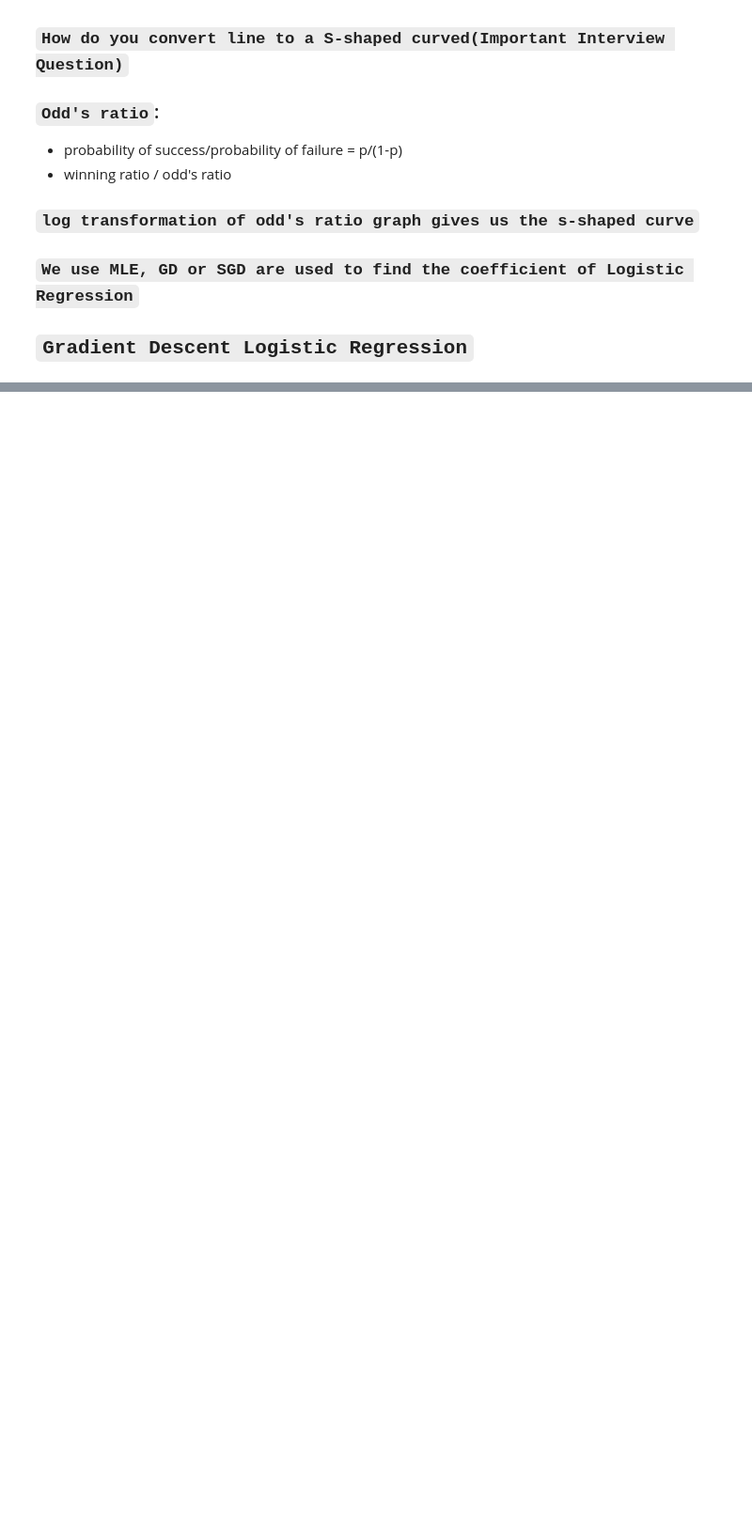
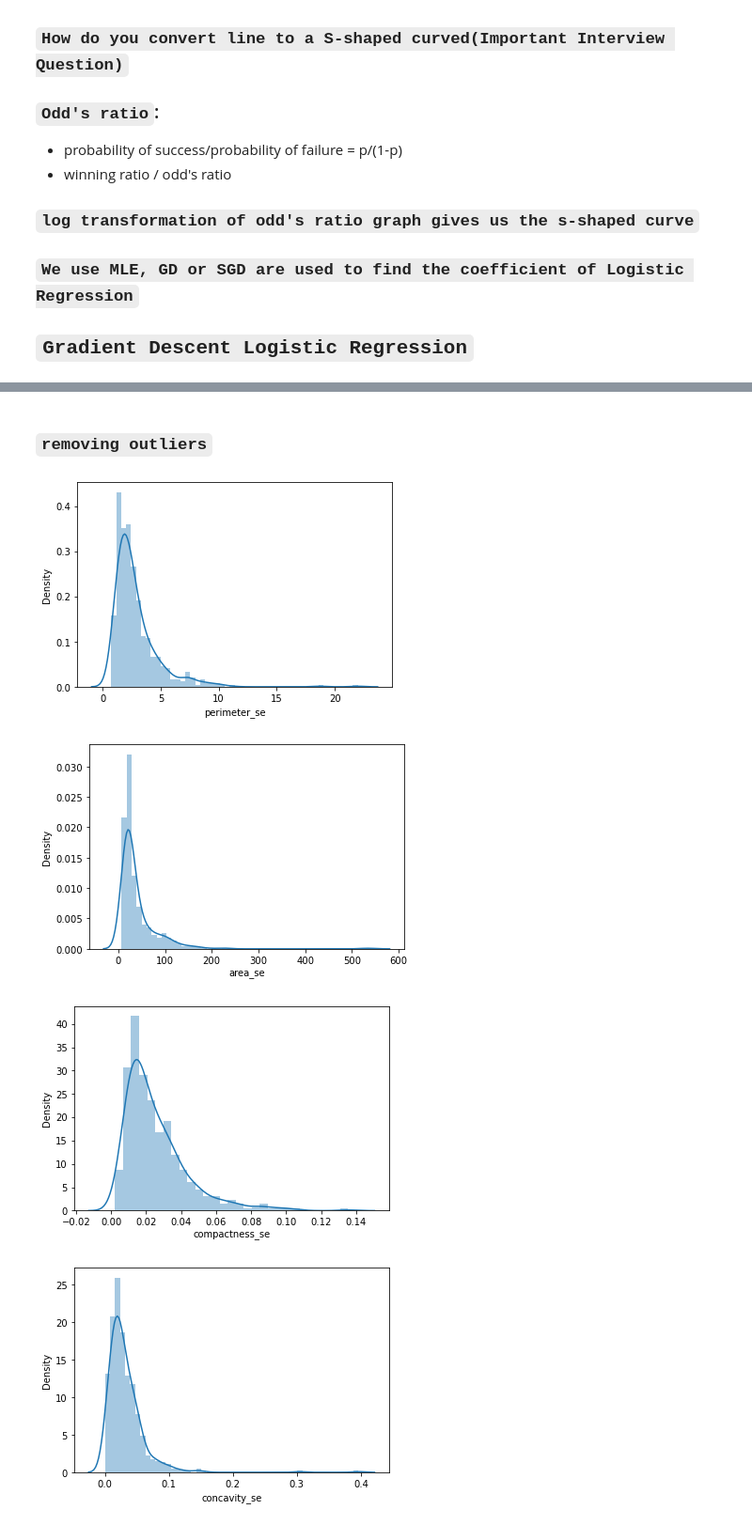
Before and after one commit to manujjoshi/Classification, a Jupyter notebook: Cancer Classification.ipynb, the cells around one changed output, grey strips where cells are left out. Shown at 94% size. Drawn from its saved outputs; the diff is of its cells as text; code cells hidden in the pictures; blank space fills up the shorter version.

```diff
--- a/Cancer Classification.ipynb
+++ b/Cancer Classification.ipynb
@@ -195,0 +250,2 @@ sns.heatmap(data.corr(),annot=True)
+# %%
+X.drop(['radius_mean','perimeter_mean','radius_worst','perimeter_worst'],axis=1,inplace=True)
@@ -195,0 +272,2 @@ sns.heatmap(data.corr(),annot=True)
+# %%
+X.drop(['smoothness_mean','smoothness_worst','texture_mean','texture_worst','symmetry_mean'],axis=1,inplace=True)
@@ -195,0 +294,2 @@ sns.heatmap(data.corr(),annot=True)
+# %%
+X.drop(['concavity_mean','concave points_mean','concave points_worst','radius_se','compactness_mean'],axis=1,inplace=True)
@@ -195,0 +311,2 @@ sns.heatmap(data.corr(),annot=True)
+# %%
+X.drop(['area_worst','area_mean'],axis=1,inplace=True)
@@ -195,0 +326,11 @@ sns.heatmap(data.corr(),annot=True)
+# %% [markdown]
+### `removing outliers`
+# %%
+for i in X.columns:
+    sns.distplot(data[i])
+    plt.show()
+# %% [output]
+[figure, added]
+[figure, added]
+[figure, added]
+[figure, added]
```
Also changed, not shown: parts of 32 cells of this notebook, 3 other files.
